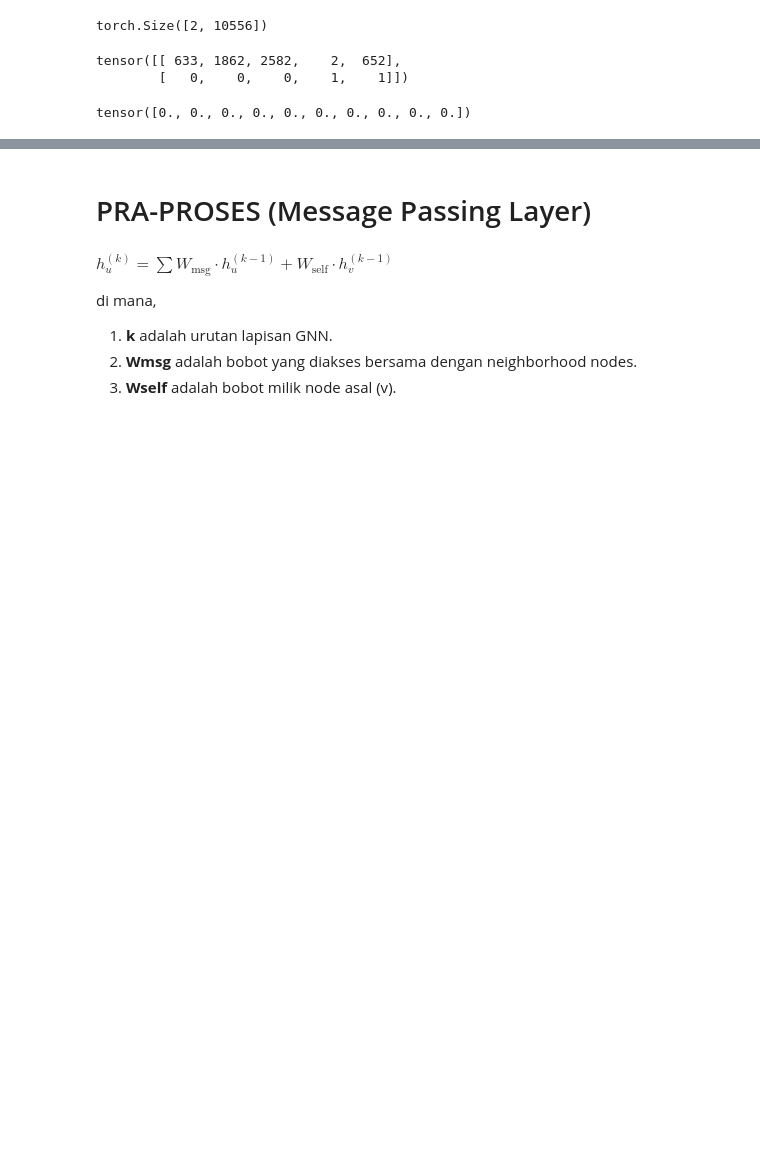
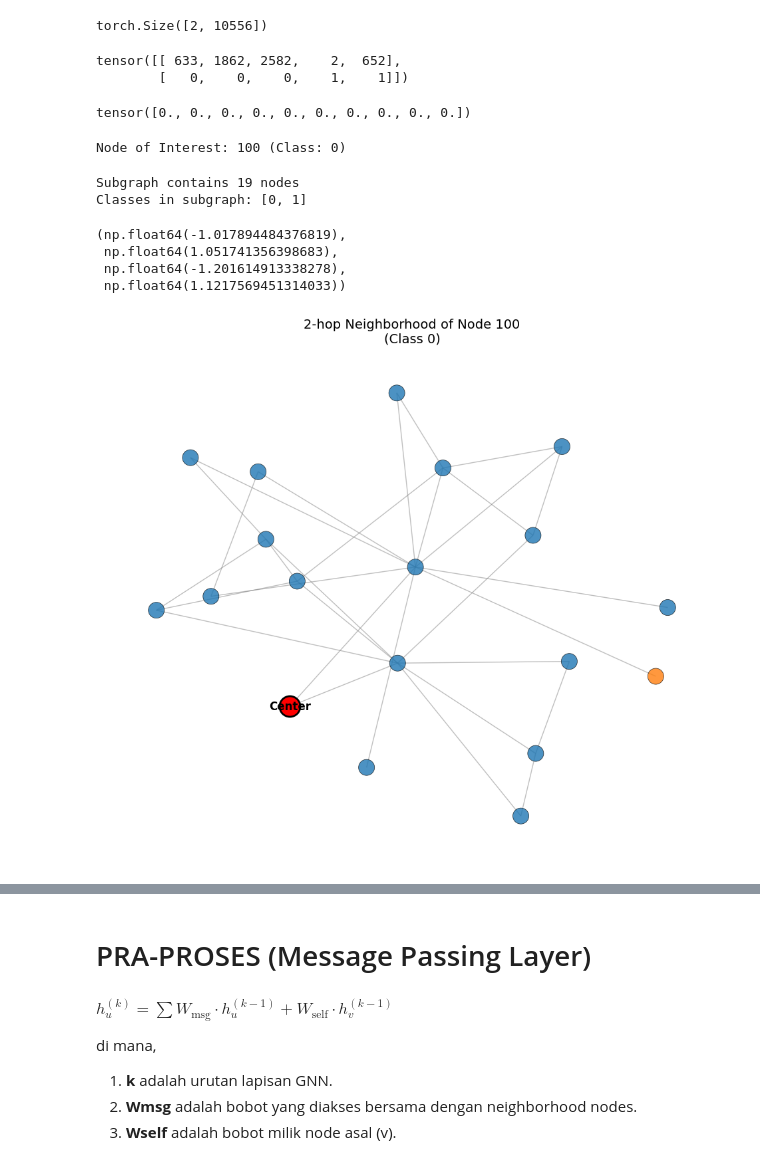
Before and after one commit to alivianay/graph-finals-gnn-messagepassing, a Jupyter notebook: notebooks/testing_notebook.ipynb, the cells around one changed output, grey strips where cells are left out. Drawn from its saved outputs; the diff is of its cells as text; code cells hidden in the pictures; blank space fills up the shorter version.

```diff
--- a/notebooks/testing_notebook.ipynb
+++ b/notebooks/testing_notebook.ipynb
@@ -165,3 +169,70 @@ tensor([[ 633, 1862, 2582,    2,  652],
 data.x[0, :10]
 # %% [output]
 tensor([0., 0., 0., 0., 0., 0., 0., 0., 0., 0.])
+# %%
+node_of_interest = 100  # Fixed for consistent visualization
+print(f"Node of Interest: {node_of_interest} (Class: {data.y[node_of_interest].item()})")
+# %% [output]
+Node of Interest: 100 (Class: 0)
+# %%
+# Extract 2-hop subgraph
+subset_nodes, sub_edge_index, mapping, _ = k_hop_subgraph(
+    node_of_interest,
+    num_hops=2,
+    edge_index=data.edge_index,
+    relabel_nodes=True,
+    num_nodes=data.num_nodes
+)
+
+sub_x = data.x[subset_nodes]
+sub_y = data.y[subset_nodes]
+
+print(f"Subgraph contains {sub_x.size(0)} nodes")
+print(f"Classes in subgraph: {torch.unique(sub_y).tolist()}")
+# %% [output]
+Subgraph contains 19 nodes
+Classes in subgraph: [0, 1]
+# %%
+# Convert to NetworkX for visualization
+subgraph_data = Data(x=sub_x, edge_index=sub_edge_index)
+G = to_networkx(subgraph_data, to_undirected=True)
+
+plt.figure(figsize=(12, 10))
+
+# Create color map for classes
+cmap = plt.cm.tab10
+node_colors = [cmap(y) for y in sub_y.numpy()]
+
+# Get positions using spring layout
+pos = nx.spring_layout(G, seed=42, k=1)
+
+# Highlight the center node
+center_idx = (subset_nodes == node_of_interest).nonzero(as_tuple=True)[0].item()
+
+# Draw the graph
+nx.draw_networkx_nodes(G, pos, node_size=300,
+                       node_color=node_colors,
+                       alpha=0.8,
+                       linewidths=0.5,
+                       edgecolors='black')
+nx.draw_networkx_edges(G, pos, width=1.0, alpha=0.5, edge_color='gray')
+
+# Highlight center node
+nx.draw_networkx_nodes(G, pos, nodelist=[center_idx],
+                       node_size=500,
+                       node_color='red',
+                       edgecolors='black',
+                       linewidths=2)
+
+# Add labels for the center node
+labels = {center_idx: 'Center'}
+nx.draw_networkx_labels(G, pos, labels, font_size=12, font_weight='bold')
+
+plt.title(f"2-hop Neighborhood of Node {node_of_interest}\n(Class {data.y[node_of_interest].item()})", fontsize=14)
+plt.axis('off')
+# %% [output]
+(np.float64(-1.017894484376819),
+ np.float64(1.051741356398683),
+ np.float64(-1.201614913338278),
+ np.float64(1.1217569451314033))
+[figure, added]
```
Also changed, not shown: parts of 85 cells of this notebook, 1 other file.
